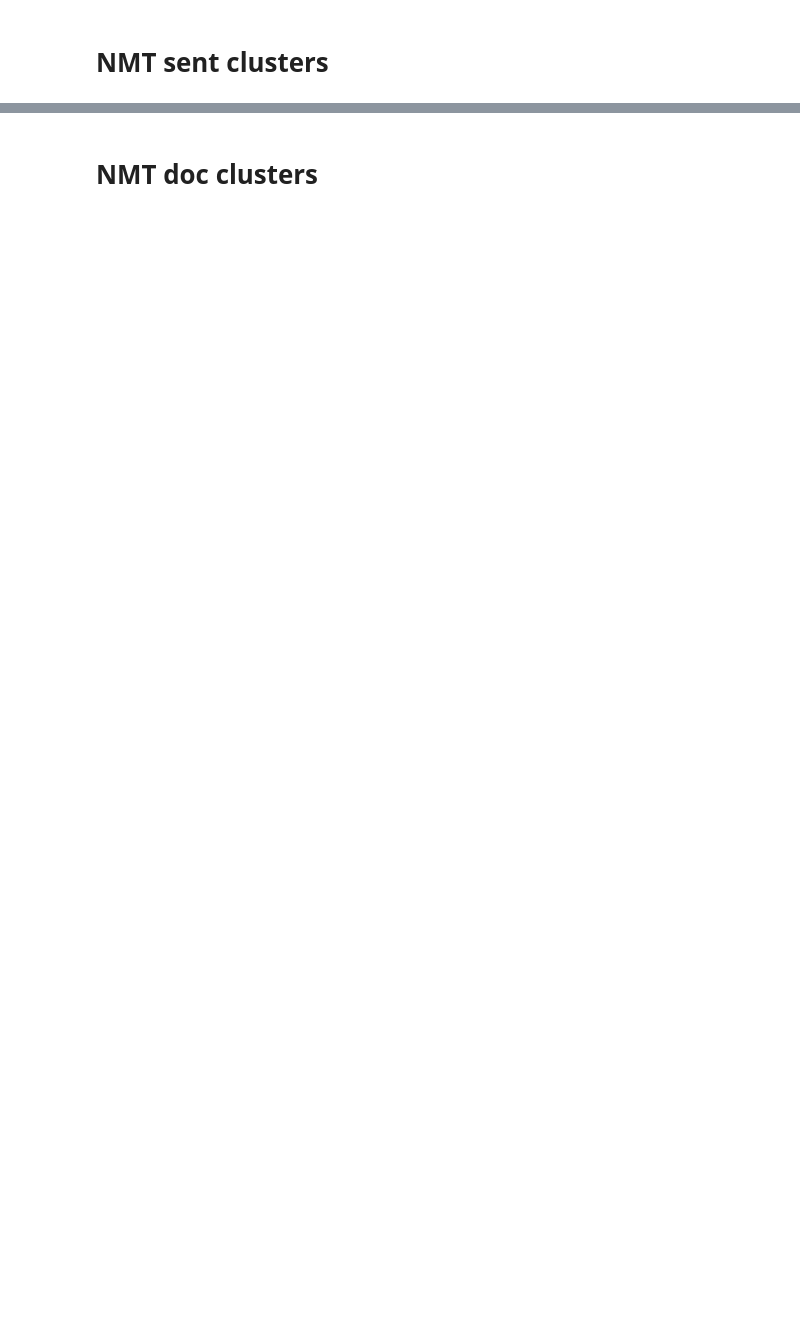
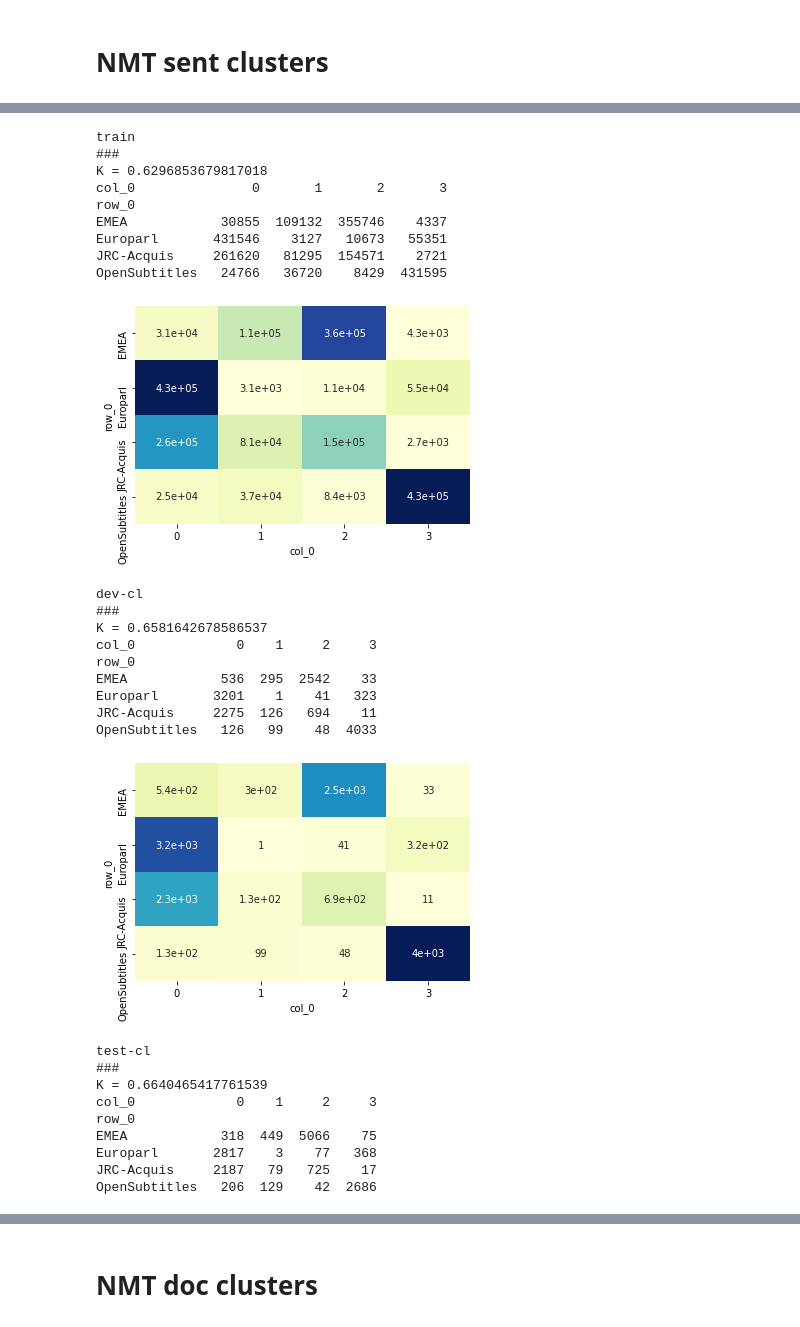
Before and after one commit to MaksymDel/da, a Jupyter notebook: notebooks/clust_vs_corp-ids_viz.ipynb, the cells around one changed output, grey strips where cells are left out. Saved outputs shown, nothing was run; the diff lists cells and outputs as text; code cells hidden in the pictures; blank space fills up the shorter version.

```diff
--- a/notebooks/clust_predict.ipynb
+++ b/notebooks/clust_vs_corp-ids_viz.ipynb
@@ -86,0 +76,32 @@ OpenSubtitles  126   132  2821     6
+# %%
+plot_conf_matrix('nmt', 'de-en', 'sent')
+# %% [output]
+train
+###
+K = 0.6296853679817018
+col_0               0       1       2       3
+row_0
+EMEA            30855  109132  355746    4337
+Europarl       431546    3127   10673   55351
+JRC-Acquis     261620   81295  154571    2721
+OpenSubtitles   24766   36720    8429  431595
+[figure, added]
+dev-cl
+###
+K = 0.6581642678586537
+col_0             0    1     2     3
+row_0
+EMEA            536  295  2542    33
+Europarl       3201    1    41   323
+JRC-Acquis     2275  126   694    11
+OpenSubtitles   126   99    48  4033
+[figure, added]
+test-cl
+###
+K = 0.6640465417761539
+col_0             0    1     2     3
+row_0
+EMEA            318  449  5066    75
+Europarl       2817    3    77   368
+JRC-Acquis     2187   79   725    17
+OpenSubtitles   206  129    42  2686
```
Also changed, not shown: parts of 14 cells of this notebook, 6 other files.
